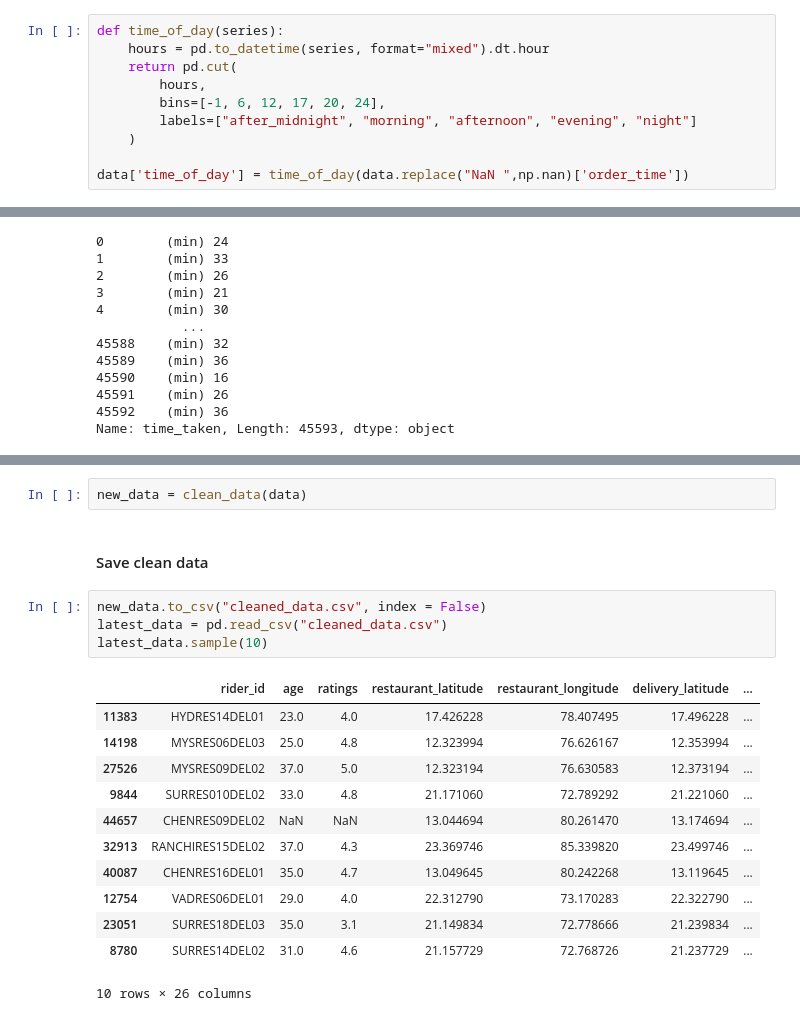
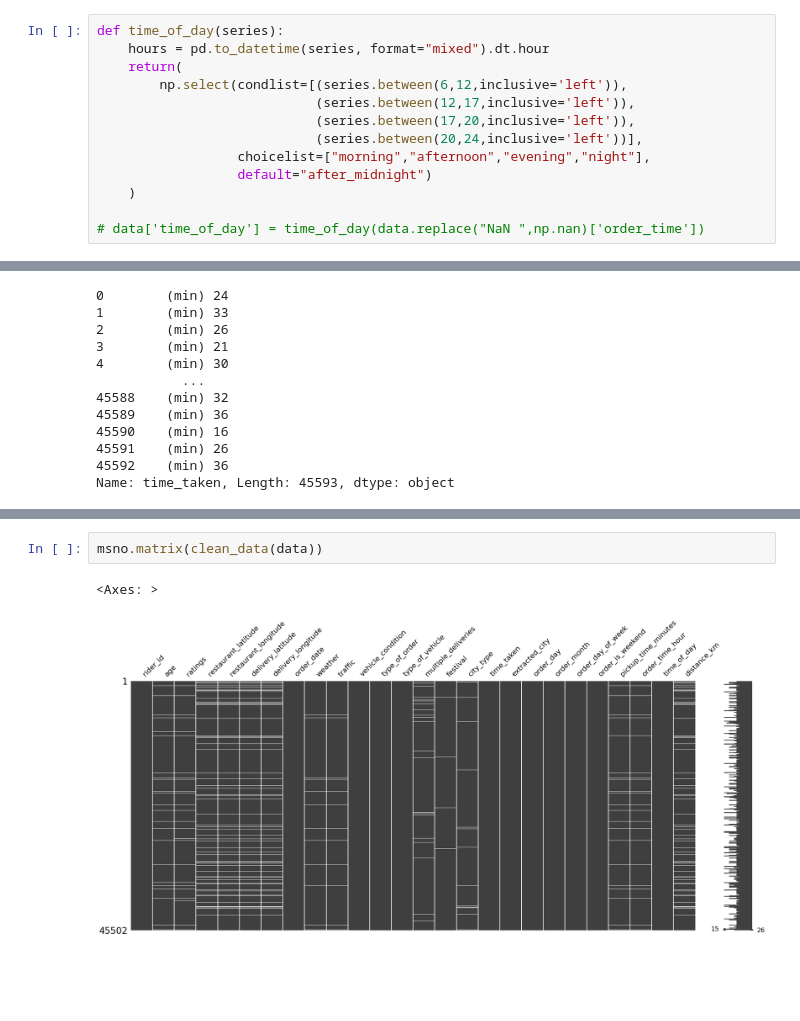
Before and after one commit to Nikhil-MLOPs/Delivery-Time-Prediction, a Jupyter notebook: notebooks/data_cleaning.ipynb, the cells around one changed output, grey strips where cells are left out. Drawn from its saved outputs; the diff is of its cells as text; blank space fills up the shorter version.

```diff
--- a/notebooks/data_cleaning.ipynb
+++ b/notebooks/data_cleaning.ipynb
@@ -658,13 +658,16 @@ Name: order_time, Length: 45593, dtype: float64
 # %%
 def time_of_day(series):
     hours = pd.to_datetime(series, format="mixed").dt.hour
-    return pd.cut(
-        hours,
-        bins=[-1, 6, 12, 17, 20, 24],
-        labels=["after_midnight", "morning", "afternoon", "evening", "night"]
+    return(
+        np.select(condlist=[(series.between(6,12,inclusive='left')),
+                            (series.between(12,17,inclusive='left')),
+                            (series.between(17,20,inclusive='left')),
+                            (series.between(20,24,inclusive='left'))],
+                  choicelist=["morning","afternoon","evening","night"],
+                  default="after_midnight")
     )
 
-data['time_of_day'] = time_of_day(data.replace("NaN ",np.nan)['order_time'])
+# data['time_of_day'] = time_of_day(data.replace("NaN ",np.nan)['order_time'])
 # %%
 # Calculate pickup time.
 order_time = pd.to_datetime(
@@ -856,21 +858,5 @@ def clean_data(dataframe):
 # %%
-new_data = clean_data(data)
+msno.matrix(clean_data(data))
+# %% [output]
+<Axes: >
+[figure, added]
-# %% [markdown]
-#### Save clean data
-# %%
-new_data.to_csv("cleaned_data.csv", index = False)
-latest_data = pd.read_csv("cleaned_data.csv")
-latest_data.sample(10)
-# %% [output]
-|  | rider_id | age | ratings | restaurant_latitude | restaurant_longitude | delivery_latitude | ... |
-| 11383 | HYDRES14DEL01 | 23.0 | 4.0 | 17.426228 | 78.407495 | 17.496228 | ... |
-| 14198 | MYSRES06DEL03 | 25.0 | 4.8 | 12.323994 | 76.626167 | 12.353994 | ... |
-| 27526 | MYSRES09DEL02 | 37.0 | 5.0 | 12.323194 | 76.630583 | 12.373194 | ... |
-| 9844 | SURRES010DEL02 | 33.0 | 4.8 | 21.171060 | 72.789292 | 21.221060 | ... |
-| 44657 | CHENRES09DEL02 | NaN | NaN | 13.044694 | 80.261470 | 13.174694 | ... |
-| 32913 | RANCHIRES15DEL02 | 37.0 | 4.3 | 23.369746 | 85.339820 | 23.499746 | ... |
-| 40087 | CHENRES16DEL01 | 35.0 | 4.7 | 13.049645 | 80.242268 | 13.119645 | ... |
-| 12754 | VADRES06DEL01 | 29.0 | 4.0 | 22.312790 | 73.170283 | 22.322790 | ... |
-| 23051 | SURRES18DEL03 | 35.0 | 3.1 | 21.149834 | 72.778666 | 21.239834 | ... |
-| 8780 | SURRES14DEL02 | 31.0 | 4.6 | 21.157729 | 72.768726 | 21.237729 | ... |
-10 rows × 26 columns
```
Also changed, not shown: parts of 7 cells of this notebook, 15 other files.
